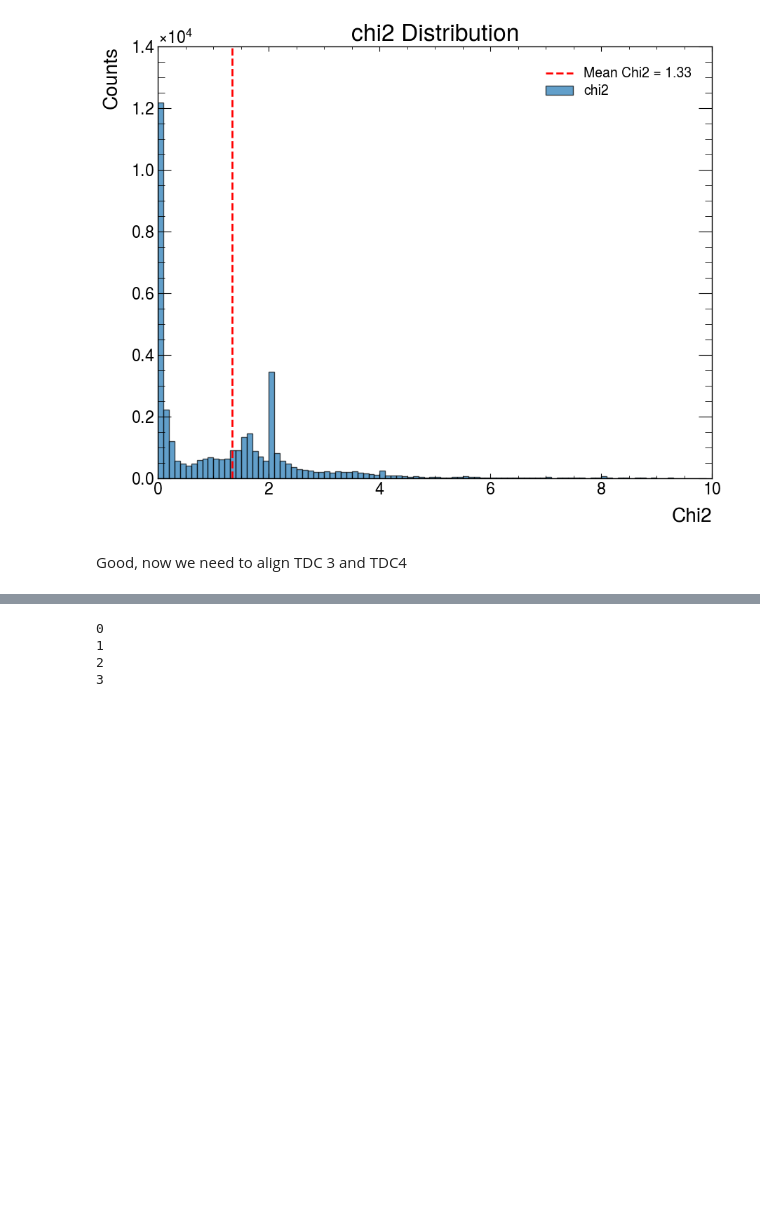
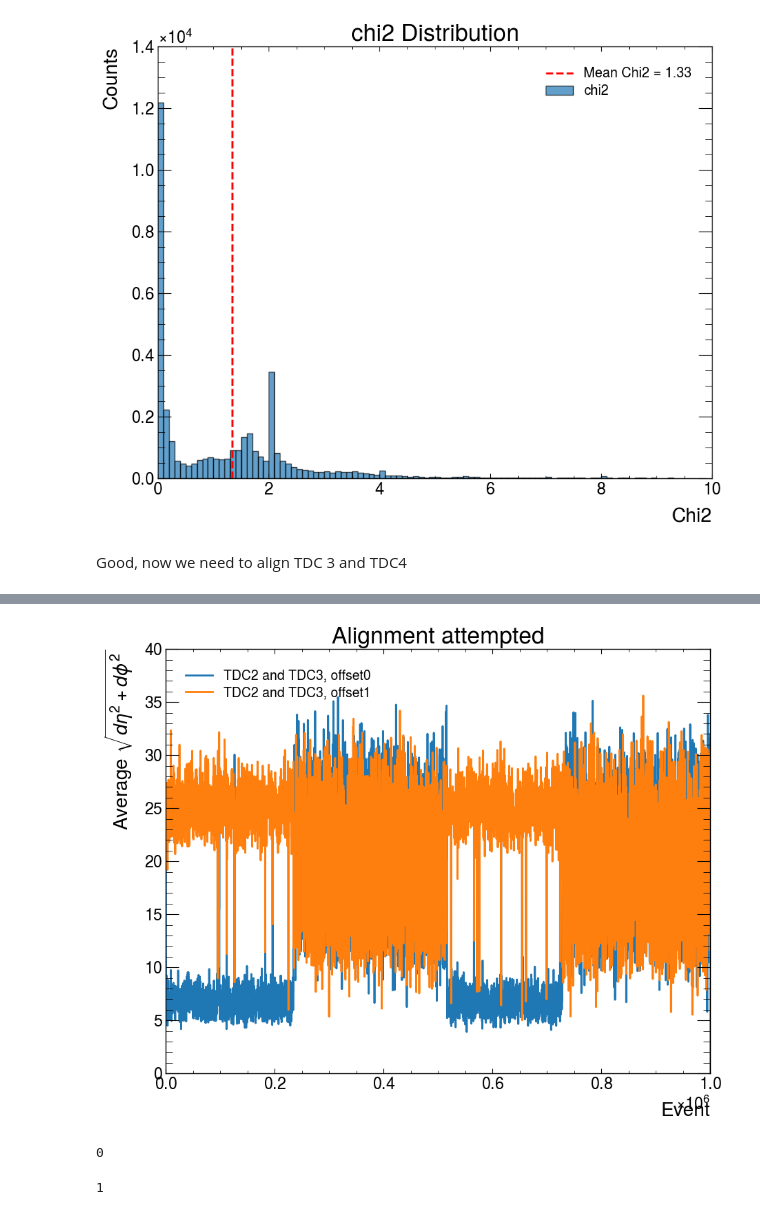
Before and after one commit to Takodachi6969/summer2, a Jupyter notebook: Reconstruction.ipynb, the cells around one changed output, grey strips where cells are left out. Cells and saved outputs as stored; diff of their text form; code cells hidden in the pictures; blank space fills up the shorter version.

```diff
--- a/Reconstruction.ipynb
+++ b/Reconstruction.ipynb
@@ -3158,9 +3359,30 @@ print(len(events))
+# %%
+fig, ax = plt.subplots(figsize=(10, 8))
+# for i in values:
+#     for j in values:
+#         if i < j:
+for item in order:
+    i, j = item
+    offsets, binsx = get_element(i,j, data)
+    for idx, offsethist in enumerate(offsets):
+        if idx <2:
+            ax.plot(binsx,offsethist,label=f'TDC{i} and TDC{j}, offset{idx}')
+
+ax.set_xlim(0,1000000)
+ax.set_ylim(0,40)
+ax.legend()
+ax.set_title('Alignment attempted')
+ax.set_ylabel('Average $\sqrt{d\eta^2+d\phi^2}$')
+ax.set_xlabel('Event')
+plt.show()
+# %% [output]
+[figure, added]
 # %%
 offsetTest = []
 Efficiency = []
 
 
-for offSet in range(4):
+for offSet in range(2):
     offsetTest.append([])
     print(offSet)
     possible_reconstructions = 0
@@ -3223,9 +3445,7 @@ for offSet in range(4):
             # #    offsetTest[-1].append(etOff)
 # %% [output]
 0
-1
-2
-3
+1
 # %%
 print(Efficiency)
 # %% [output]
```
Also changed, not shown: parts of 8 cells of this notebook, 6 other files.
